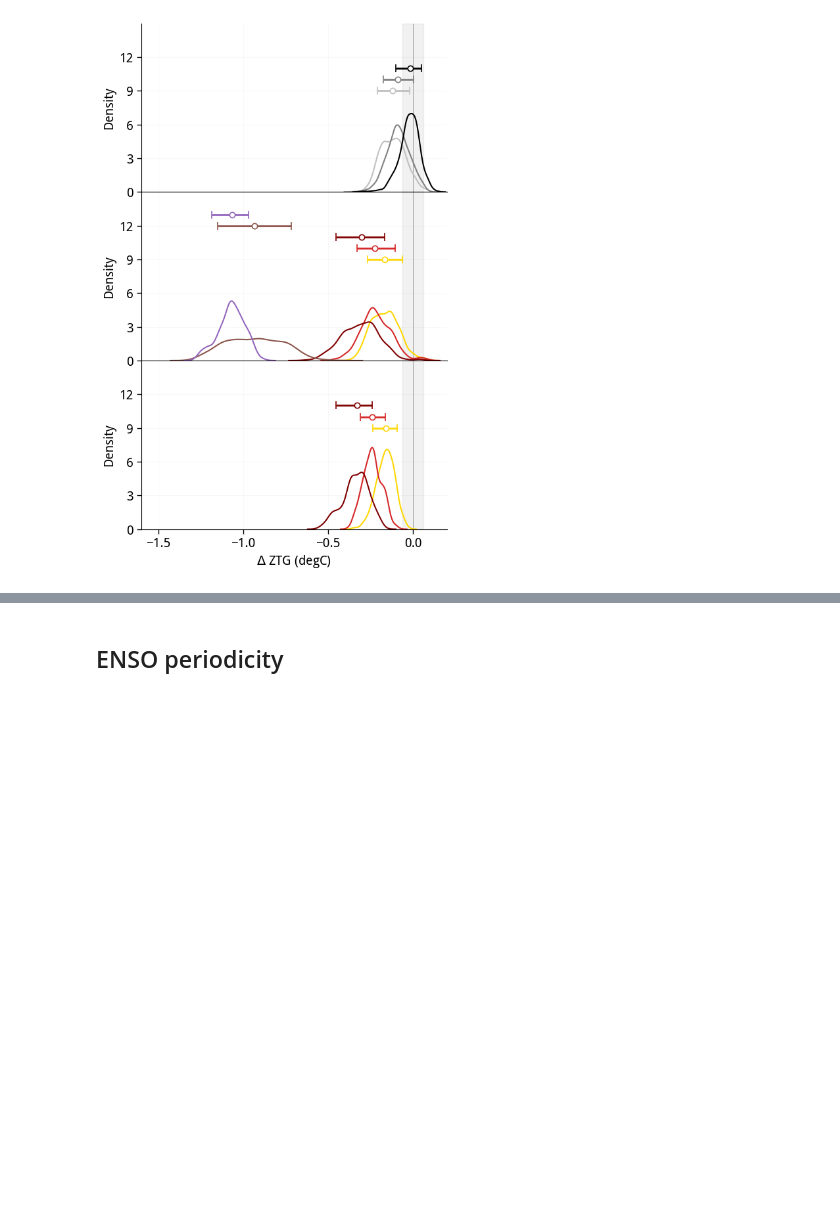
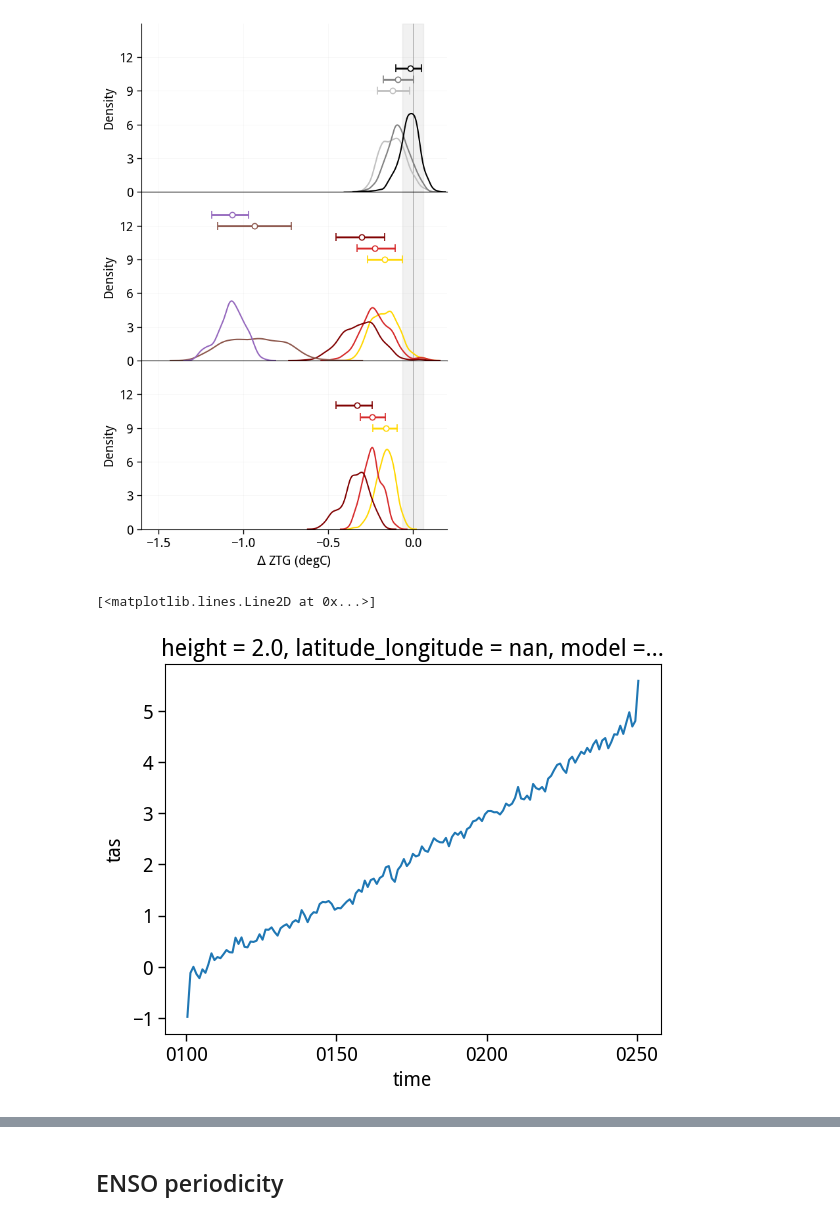
Before and after one commit to adisen99/net_zero_enso_pacific_changes, a Jupyter notebook: 03_access_nz_enso_characteristics.ipynb, the cells around one changed output, grey strips where cells are left out. Cells and saved outputs as stored; diff of their text form; code cells hidden in the pictures; blank space fills up the shorter version.

```diff
--- a/03_access_nz_enso_characteristics.ipynb
+++ b/03_access_nz_enso_characteristics.ipynb
@@ -745,0 +752,10 @@ Text(0.5, 0, '$\\Delta$ ZTG (degC)')
+# %%
+ts_1pct_access_orig = xr.open_dataset('/g/data/ob22/as8561/data/enso_trans_stable/sst_grad_res/zecmip/ACCESS-ESM1-5_1pctco2_tas.nc').tas
+ts_pic_access_orig = xr.open_dataset('/g/data/ob22/as8561/data/enso_trans_stable/sst_grad_res/zecmip/ACCESS-ESM1-5_pic_tas.nc').tas
+ts_1pct_access = funcs.calc_anom_annual(ts_1pct_access_orig, ts_pic_access_orig)
+gmst_1pct = ts_1pct_access.weighted(weights_model).mean(('lat', 'lon'))
+# %%
+gmst_1pct.plot()
+# %% [output]
+[<matplotlib.lines.Line2D at 0x...>]
+[figure, added]
```
Also changed, not shown: parts of 8 cells of this notebook, 8 other files.
